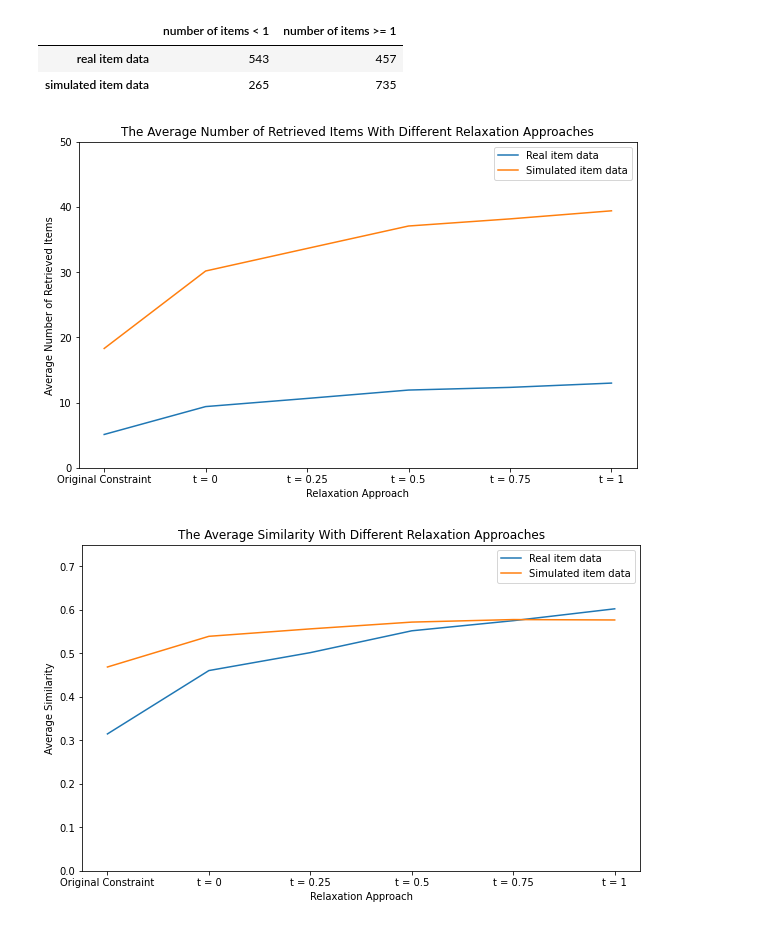
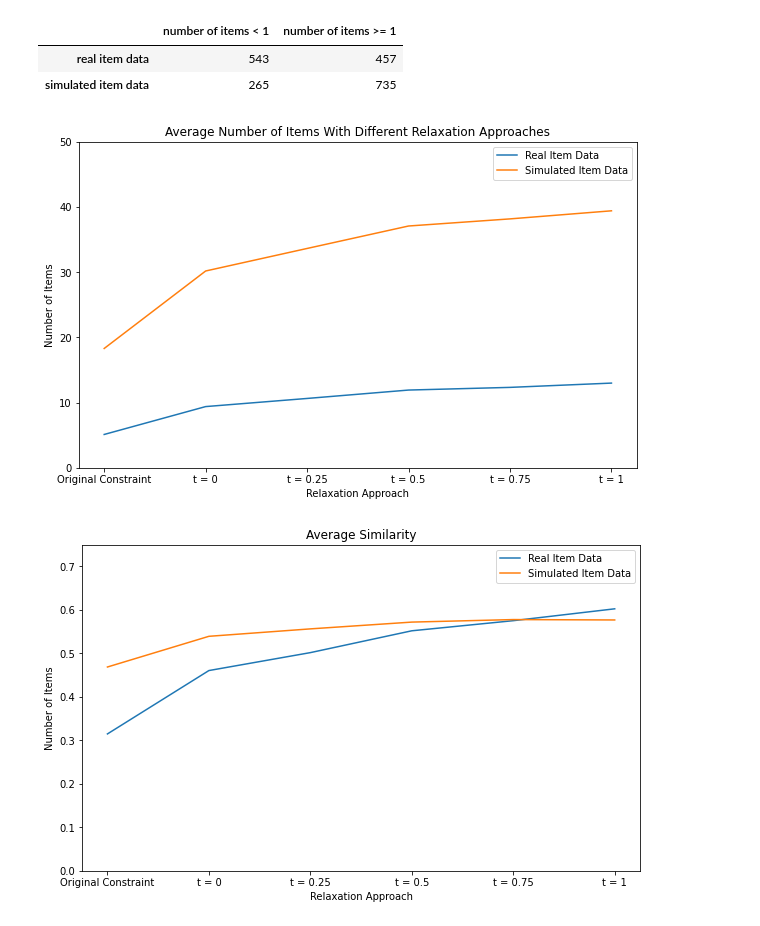
Before and after one commit to gqin10/notebooks-recommender-system, a Jupyter notebook: experiment.ipynb, the cells around one changed output. Cells and saved outputs as stored; diff of their text form; code cells hidden in the pictures.

```diff
--- a/experiment.ipynb
+++ b/experiment.ipynb
@@ -136,40 +135,33 @@ f = plt.figure()
 f.set_figwidth(10)
 f.set_figheight(6)
 
-real_d = []
-simulated_d = []
-for col in no_of_items_cols:
-    real_d.append(real_result[col].mean())
-    simulated_d.append(simulated_result[col].mean())
-plt.plot(real_d)
-plt.plot(simulated_d)
-plt.title('The Average Number of Retrieved Items With Different Relaxation Approaches')
-plt.ylabel('Average Number of Retrieved Items')
+for data_result in results:
+    plt.plot([val for val in data_result[no_of_items_cols].mean()])
+
+plt.title('Average Number of Items With Different Relaxation Approaches')
+plt.legend(['Real Item Data', 'Simulated Item Data'], loc='upper right')
+plt.xticks(np.arange(0, len(no_of_items_cols)), relaxation_approaches)
+plt.ylabel('Number of Items')
 plt.xlabel('Relaxation Approach')
-plt.xticks(np.arange(0,6),relaxation_approaches)
-plt.legend(['Real item data', 'Simulated item data'],loc='upper right')
 plt.ylim([0, 50])
 plt.show()
 # %% [output]
-[figure, old version]
+[figure, new version]
 # %%
 f = plt.figure()
 f.set_figwidth(10)
 f.set_figheight(6)
 
-real_d = []
-simulated_d = []
-for col in similarity_cols:
-    real_d.append(real_result[col].mean())
-    simulated_d.append(simulated_result[col].mean())
-plt.plot(real_d)
-plt.plot(simulated_d)
-plt.title('The Average Similarity With Different Relaxation Approaches')
-plt.ylabel('Average Similarity')
+for data_result in results:
+    plt.plot([val for val in data_result[similarity_cols].mean()])
+
+plt.title('Average Similarity')
+plt.legend(['Real Item Data', 'Simulated Item Data'], loc='upper right')
+plt.xticks(np.arange(0, len(no_of_items_cols)), relaxation_approaches)
+plt.ylabel('Number of Items')
 plt.xlabel('Relaxation Approach')
-plt.xticks(np.arange(0,6),relaxation_approaches)
-plt.legend(['Real item data', 'Simulated item data'],loc='upper right')
 plt.ylim([0, 0.75])
+
 plt.show()
 # %% [output]
-[figure, old version]
+[figure, new version]
```
Also changed, not shown: parts of 15 cells of this notebook, 4 other files.
